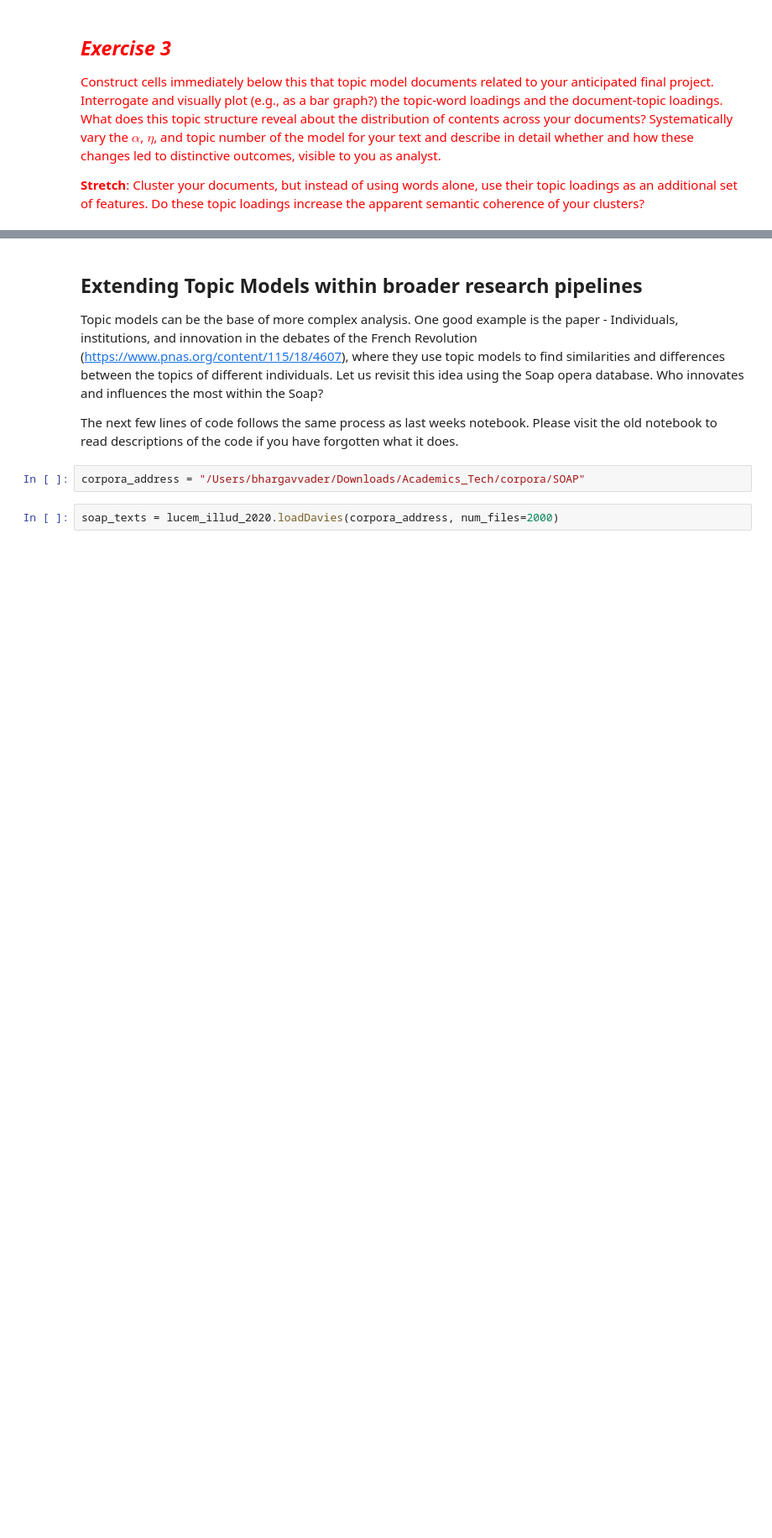
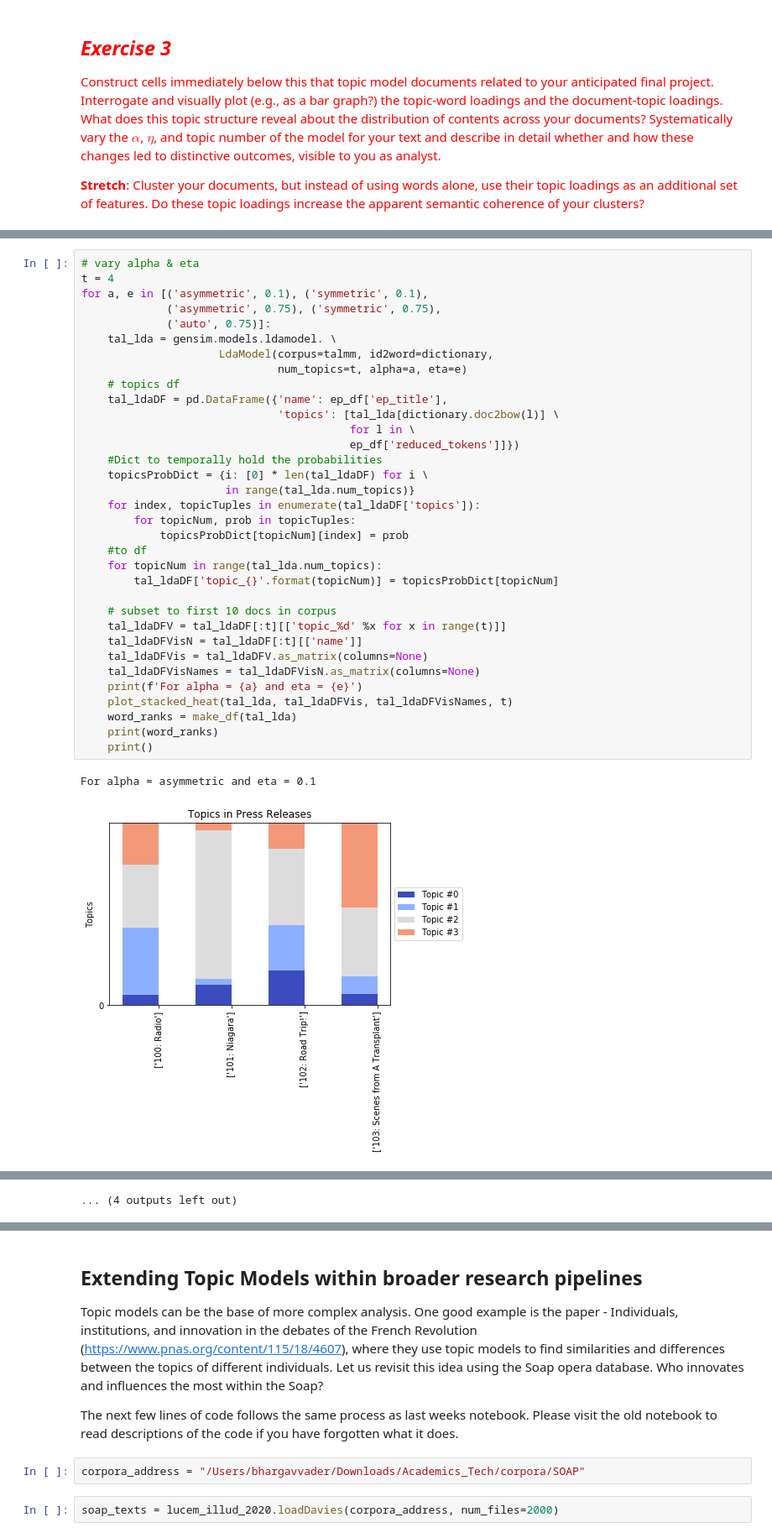
Before and after one commit to katykoenig/Content-Analysis-2020, a Jupyter notebook: week-6/6-Discovering-Patterns-Clusters-and-Topics.ipynb, the cells around one changed output, grey strips where cells are left out. Shown at 84% size. Cells and saved outputs as stored; diff of their text form; blank space fills up the shorter version.

```diff
--- a/week-6/6-Discovering-Patterns-Clusters-and-Topics.ipynb
+++ b/week-6/6-Discovering-Patterns-Clusters-and-Topics.ipynb
@@ -1340,0 +1524,37 @@ plt.show()
+# %%
+# vary alpha & eta
+t = 4
+for a, e in [('asymmetric', 0.1), ('symmetric', 0.1),
+             ('asymmetric', 0.75), ('symmetric', 0.75),
+             ('auto', 0.75)]:
+    tal_lda = gensim.models.ldamodel. \
+                     LdaModel(corpus=talmm, id2word=dictionary,
+                              num_topics=t, alpha=a, eta=e)
+    # topics df
+    tal_ldaDF = pd.DataFrame({'name': ep_df['ep_title'],
+                              'topics': [tal_lda[dictionary.doc2bow(l)] \
+                                         for l in \
+                                         ep_df['reduced_tokens']]})
+    #Dict to temporally hold the probabilities
+    topicsProbDict = {i: [0] * len(tal_ldaDF) for i \
+                      in range(tal_lda.num_topics)}
+    for index, topicTuples in enumerate(tal_ldaDF['topics']):
+        for topicNum, prob in topicTuples:
+            topicsProbDict[topicNum][index] = prob
+    #to df
+    for topicNum in range(tal_lda.num_topics):
+        tal_ldaDF['topic_{}'.format(topicNum)] = topicsProbDict[topicNum]
+
+    # subset to first 10 docs in corpus
+    tal_ldaDFV = tal_ldaDF[:t][['topic_%d' %x for x in range(t)]]
+    tal_ldaDFVisN = tal_ldaDF[:t][['name']]
+    tal_ldaDFVis = tal_ldaDFV.as_matrix(columns=None)
+    tal_ldaDFVisNames = tal_ldaDFVisN.as_matrix(columns=None)
+    print(f'For alpha = {a} and eta = {e}')
+    plot_stacked_heat(tal_lda, tal_ldaDFVis, tal_ldaDFVisNames, t)
+    word_ranks = make_df(tal_lda)
+    print(word_ranks)
+    print()
+# %% [output]
+For alpha = asymmetric and eta = 0.1
+[figure, added]
@@ -1340,0 +1607 @@ plt.show()
+... (4 outputs left out)
```
Also changed, not shown: parts of 15 cells of this notebook.
